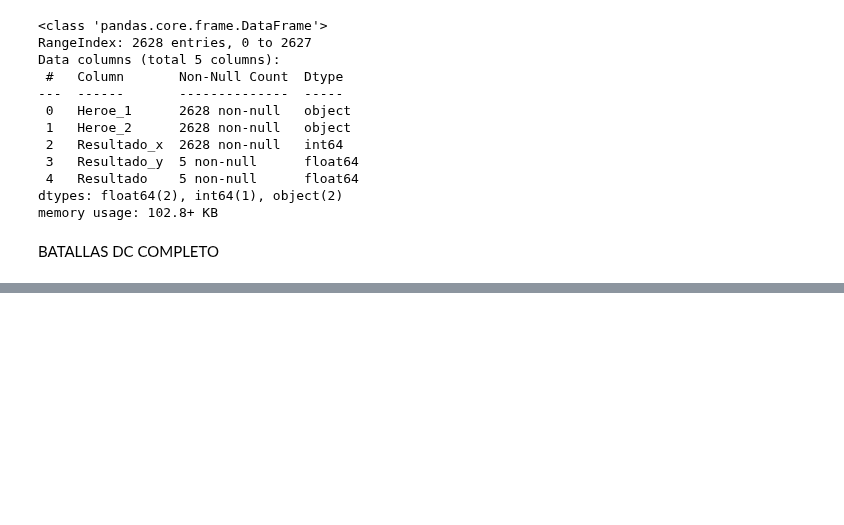
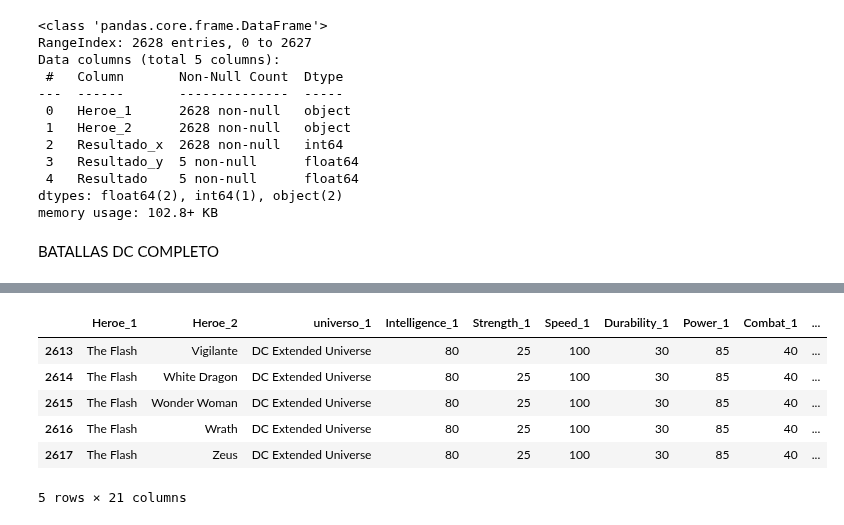
Before and after one commit to Lokhy87/Proyecto-Machine-Learning, a Jupyter notebook: dataset.ipynb, the cells around one changed output, grey strips where cells are left out. Cells and saved outputs as stored; diff of their text form; code cells hidden in the pictures; blank space fills up the shorter version.

```diff
--- a/dataset.ipynb
+++ b/dataset.ipynb
@@ -155,0 +221,10 @@ BATALLAS DC COMPLETO
+# %%
+final_battle_df[final_battle_df['Heroe_1'] == 'The Flash']
+# %% [output]
+|  | Heroe_1 | Heroe_2 | universo_1 | Intelligence_1 | Strength_1 | Speed_1 | Durability_1 | Power_1 | Combat_1 | ... |
+| 2613 | The Flash | Vigilante | DC Extended Universe | 80 | 25 | 100 | 30 | 85 | 40 | ... |
+| 2614 | The Flash | White Dragon | DC Extended Universe | 80 | 25 | 100 | 30 | 85 | 40 | ... |
+| 2615 | The Flash | Wonder Woman | DC Extended Universe | 80 | 25 | 100 | 30 | 85 | 40 | ... |
+| 2616 | The Flash | Wrath | DC Extended Universe | 80 | 25 | 100 | 30 | 85 | 40 | ... |
+| 2617 | The Flash | Zeus | DC Extended Universe | 80 | 25 | 100 | 30 | 85 | 40 | ... |
+5 rows × 21 columns
```
Also changed, not shown: parts of 7 cells of this notebook.
